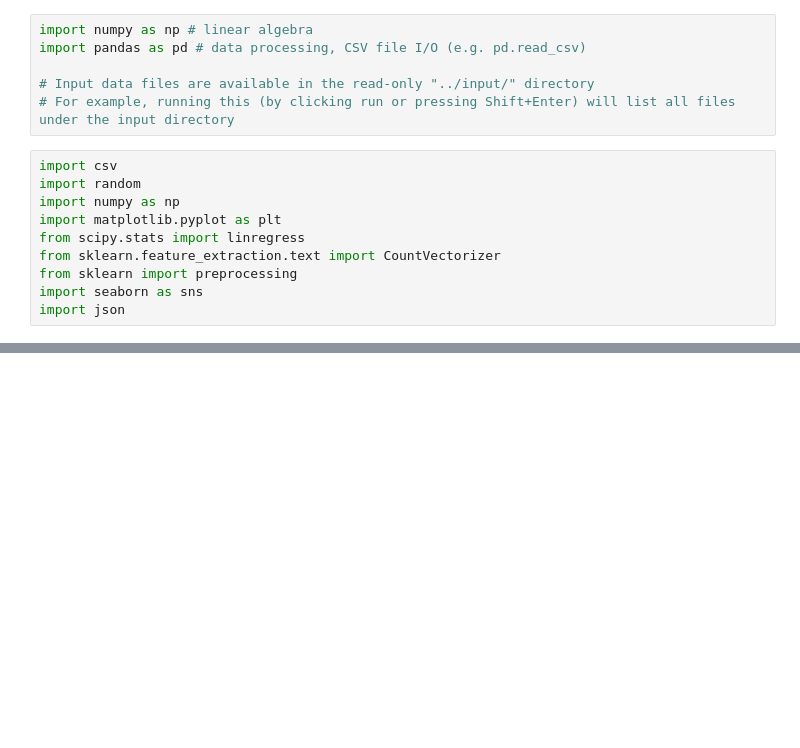
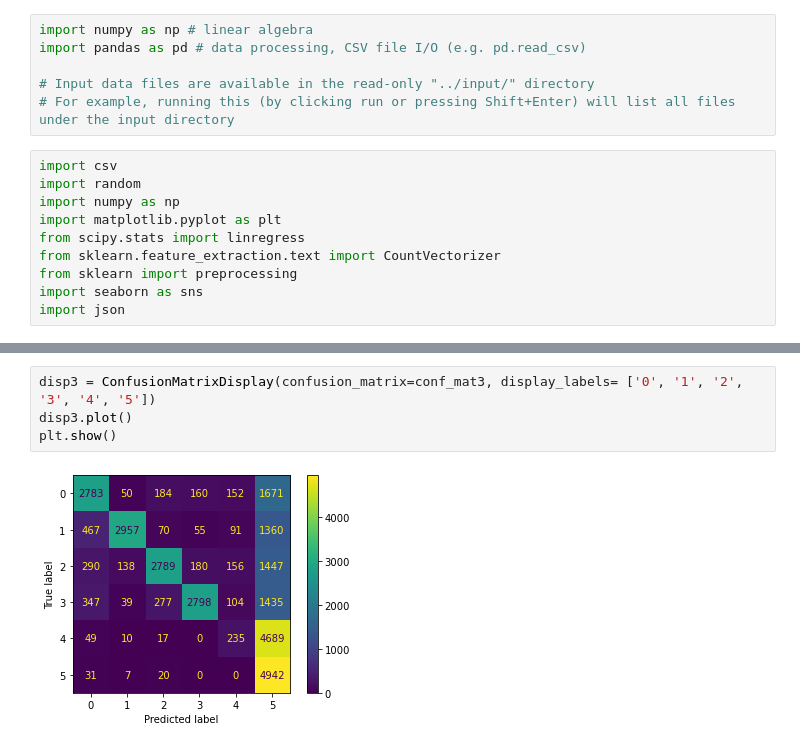
Before and after one commit to Ravi-Raghavan/ECE_443_Term_Project, a Jupyter notebook: AmazonReviews/Test.ipynb, the cells around one changed output, grey strips where cells are left out. Saved outputs shown, nothing was run; the diff lists cells and outputs as text; blank space fills up the shorter version.

```diff
--- a/AmazonReviews/Test.ipynb
+++ b/AmazonReviews/Test.ipynb
@@ -122,0 +223,6 @@ model.fit(X, all_reviews_df['language'][0:10])
+# %%
+disp3 = ConfusionMatrixDisplay(confusion_matrix=conf_mat3, display_labels= ['0', '1', '2', '3', '4', '5'])
+disp3.plot()
+plt.show()
+# %% [output]
+[figure, added]
```
Also changed, not shown: parts of 13 cells of this notebook.
